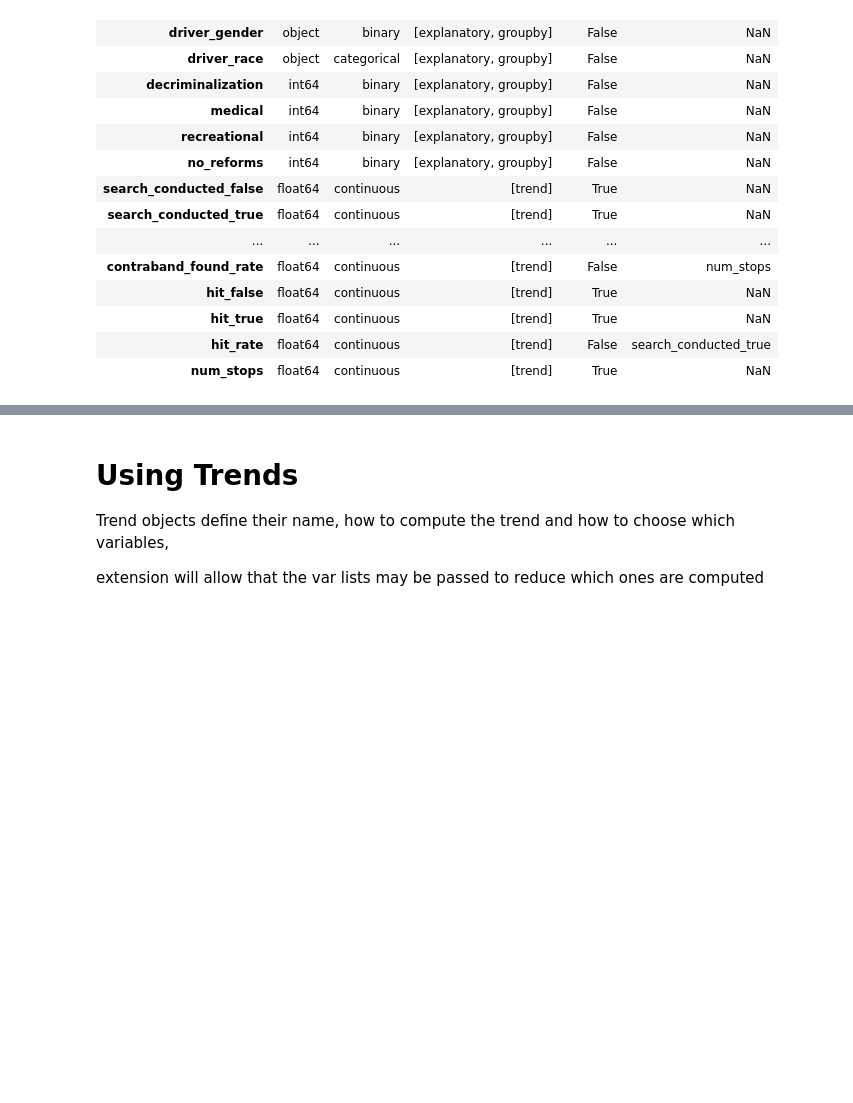
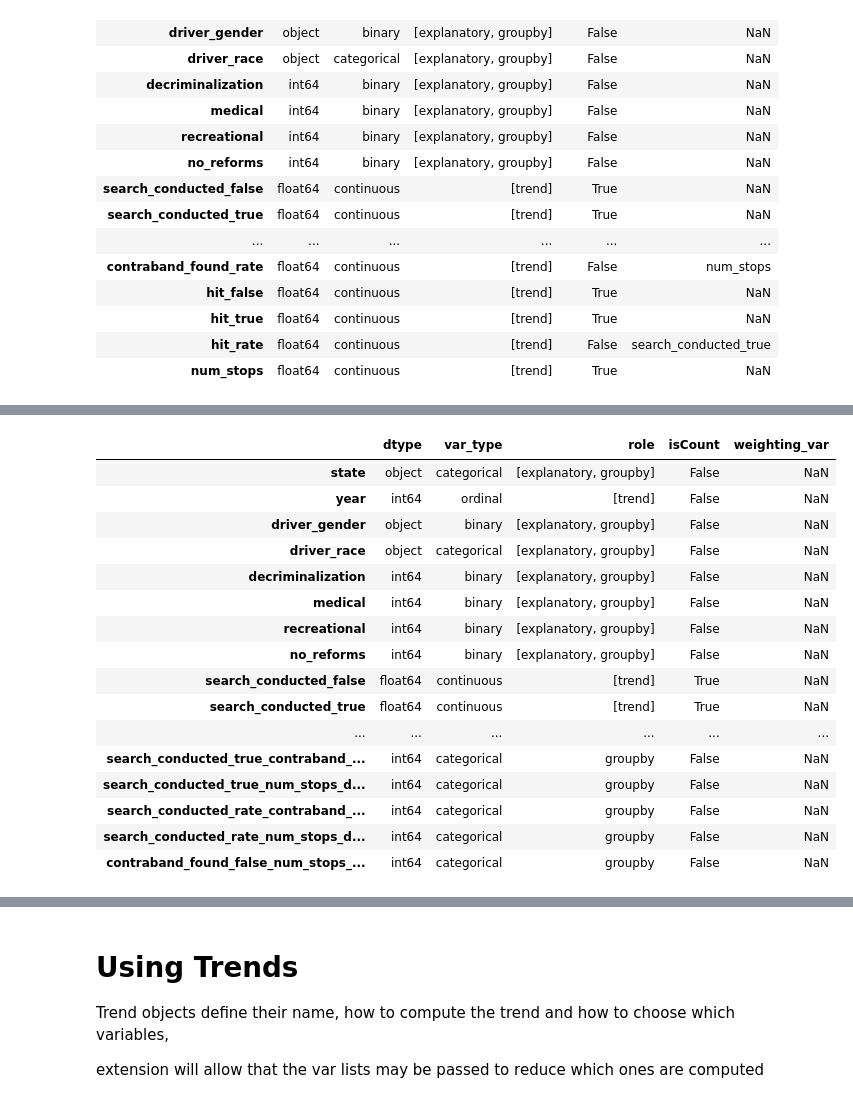
Before and after one commit to fairnessforensics/wiggum, a Jupyter notebook: research_notebooks/01_basic_demo.ipynb, the cells around one changed output, grey strips where cells are left out. Cells and saved outputs as stored; diff of their text form; code cells hidden in the pictures; blank space fills up the shorter version.

```diff
--- a/research_notebooks/01_basic_demo.ipynb
+++ b/research_notebooks/01_basic_demo.ipynb
@@ -137,0 +180,37 @@ labeled_df.df.head()
+# %%
+
+META_COLUMNS = ['dtype','var_type','role','isCount', 'weighting_var']
+data_vars = labeled_df.df.columns
+# get previous vars with meta information
+meta_vars = labeled_df.meta_df.index
+# check which are new
+new_vars = [var for var in data_vars if not(var in meta_vars)]
+# create a new DataFrame withthe right index and columns
+new_vars_df = pd.DataFrame(index = new_vars, columns = META_COLUMNS)
+
+# set all meta info, all will be the same because they're cluster assignments
+new_vars_df['dtype'] = labeled_df.df[new_vars].dtypes
+new_vars_df['var_type'] = 'categorical'
+new_vars_df['role'] = 'groupby'
+new_vars_df['isCount'] = False
+
+# append new rows
+labeled_df.meta_df.append(new_vars_df)
+# %% [output]
+|  | dtype | var_type | role | isCount | weighting_var |
+| state | object | categorical | [explanatory, groupby] | False | NaN |
+| year | int64 | ordinal | [trend] | False | NaN |
+| driver_gender | object | binary | [explanatory, groupby] | False | NaN |
+| driver_race | object | categorical | [explanatory, groupby] | False | NaN |
+| decriminalization | int64 | binary | [explanatory, groupby] | False | NaN |
+| medical | int64 | binary | [explanatory, groupby] | False | NaN |
+| recreational | int64 | binary | [explanatory, groupby] | False | NaN |
+| no_reforms | int64 | binary | [explanatory, groupby] | False | NaN |
+| search_conducted_false | float64 | continuous | [trend] | True | NaN |
+| search_conducted_true | float64 | continuous | [trend] | True | NaN |
+| ... | ... | ... | ... | ... | ... |
+| search_conducted_true_contraband_... | int64 | categorical | groupby | False | NaN |
+| search_conducted_true_num_stops_d... | int64 | categorical | groupby | False | NaN |
+| search_conducted_rate_contraband_... | int64 | categorical | groupby | False | NaN |
+| search_conducted_rate_num_stops_d... | int64 | categorical | groupby | False | NaN |
+| contraband_found_false_num_stops_... | int64 | categorical | groupby | False | NaN |
```
Also changed, not shown: parts of 8 cells of this notebook, 1 other file.
